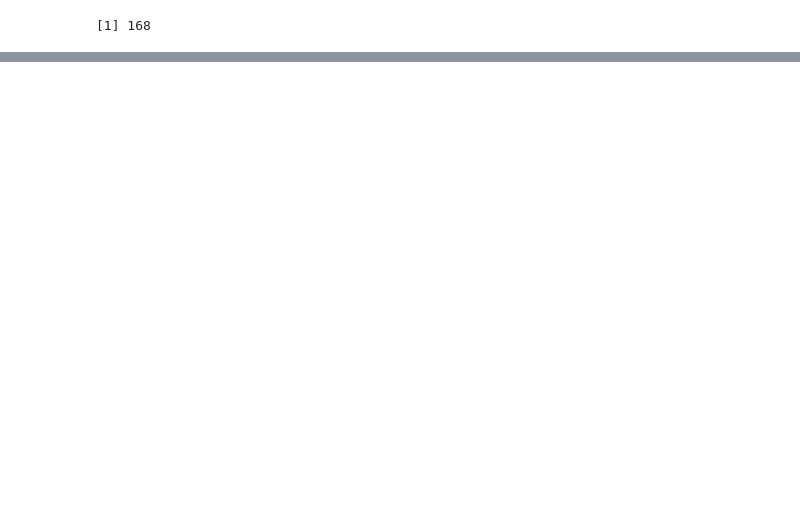
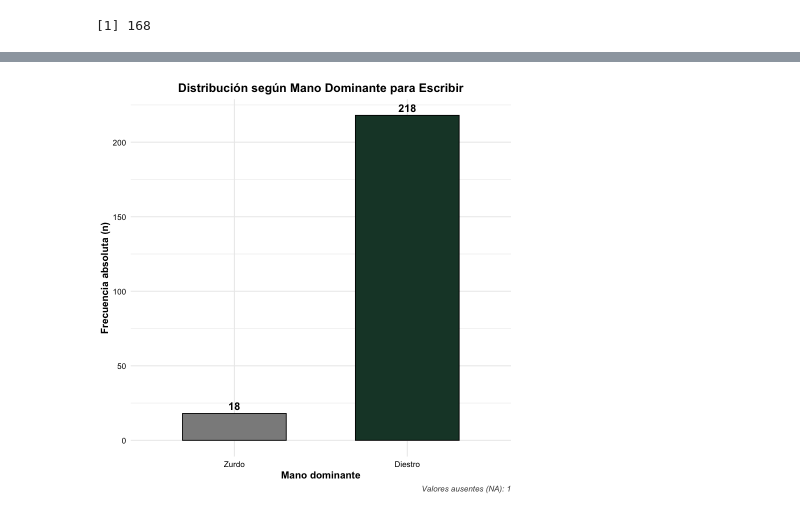
Before and after one commit to Daniel-534/FundamentosDeEstadisticaI, a Jupyter notebook: R/SurveyExploracion.ipynb, the cells around one changed output, grey strips where cells are left out. Cells and saved outputs as stored; diff of their text form; code cells hidden in the pictures; blank space fills up the shorter version.

```diff
--- a/R/SurveyExploracion.ipynb
+++ b/R/SurveyExploracion.ipynb
@@ -69,0 +233,28 @@ dim(survey_limpio)
+# %%
+# Gráfico para 'W.Hnd' (Mano dominante)
+p_whnd <- ggplot(data = subset(survey_filtrado, !is.na(W.Hnd)), aes(x = W.Hnd, fill = W.Hnd)) +
+  geom_bar(width = 0.6, color = "black", linewidth = 0.5, show.legend = FALSE) +
+  geom_text(stat = "count", aes(label = after_stat(count)), vjust = -0.5, size = 4.5, fontface = "bold", color = "black") +
+  scale_x_discrete(labels = c("Left" = "Zurdo", "Right" = "Diestro")) +
+  scale_fill_manual(values = c("Left" = "#8C8C8C", "Right" = "#1B4332")) +
+  labs(
+    title = "Distribución según Mano Dominante para Escribir",
+    x = "Mano dominante",
+    y = "Frecuencia absoluta (n)",
+    caption = paste("Valores ausentes (NA):", sum(is.na(survey_filtrado$W.Hnd)))
+  ) +
+  tema_transparente
+
+print(p_whnd)
+
+ggsave(
+  filename = "grafico_mano_dominante.png",
+  plot = p_whnd,
+  width = 7,
+  height = 5,
+  units = "in",
+  dpi = 300,
+  bg = "transparent"
+)
+# %% [output]
+[figure, added]
```
Also changed, not shown: parts of 28 cells of this notebook, 6 other files.
